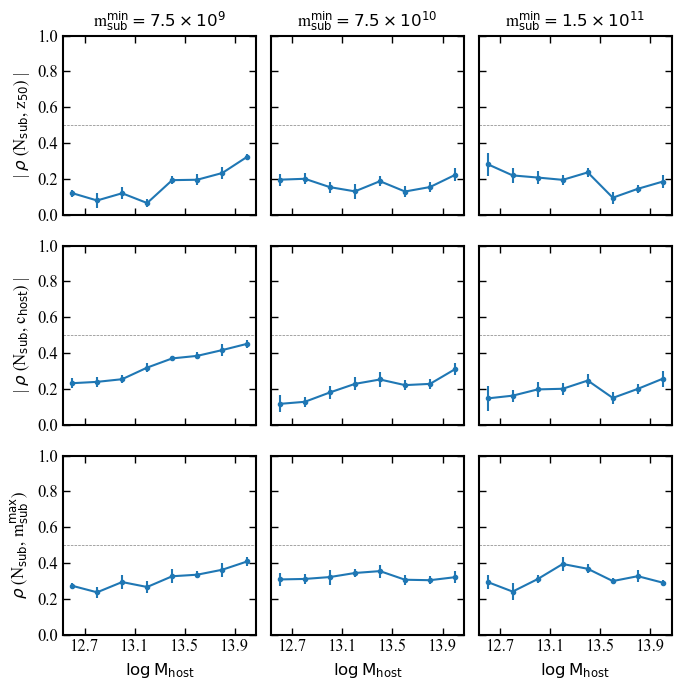
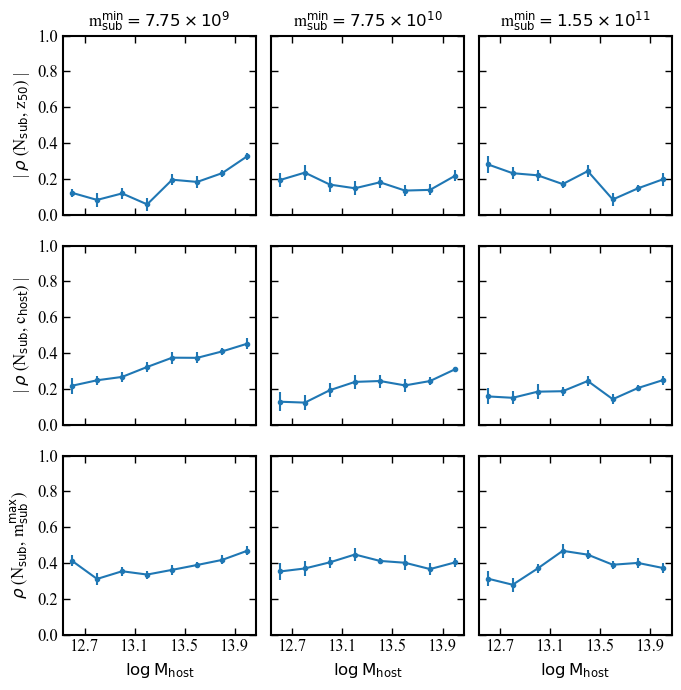
The change to this notebook cell's code, shown as a diff; its figure went from the first image to the second:
--- before
+++ after
@@ -25,10 +25,10 @@
 axes[2, 2].set_xlabel("$\\log \\rm M_{host}$")
 
-axes[0, 0].set_title("m$_{\\rm sub}^{\\rm min} = 7.5 \\times 10^{9}$")
-axes[0, 1].set_title("m$_{\\rm sub}^{\\rm min} = 7.5 \\times 10^{10}$")
-axes[0, 2].set_title("m$_{\\rm sub}^{\\rm min} = 1.5 \\times 10^{11}$")
+axes[0, 0].set_title("m$_{\\rm sub}^{\\rm min} = 7.75 \\times 10^{9}$")
+axes[0, 1].set_title("m$_{\\rm sub}^{\\rm min} = 7.75 \\times 10^{10}$")
+axes[0, 2].set_title("m$_{\\rm sub}^{\\rm min} = 1.55 \\times 10^{11}$")
 
-for ax in axes.flat:
-    ax.axhline(0.5, ls="--", lw=0.5, color="grey")
+# for ax in axes.flat:
+#     ax.axhline(0.5, ls="--", lw=0.5, color="grey")
 
 plt.tight_layout()

Commit: adding in the convergence test on S0HR